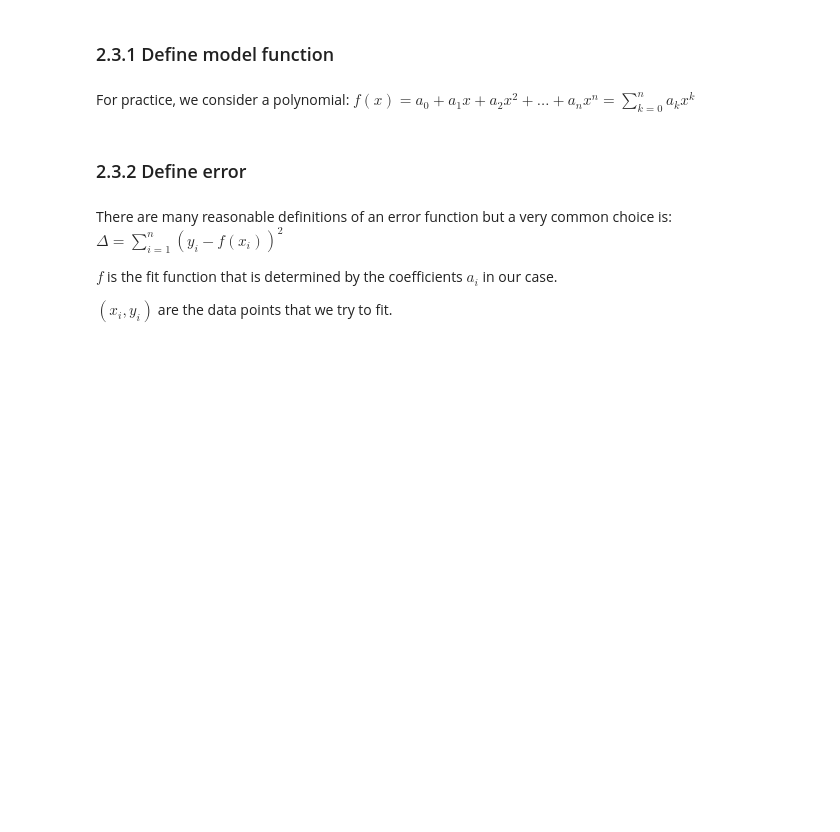
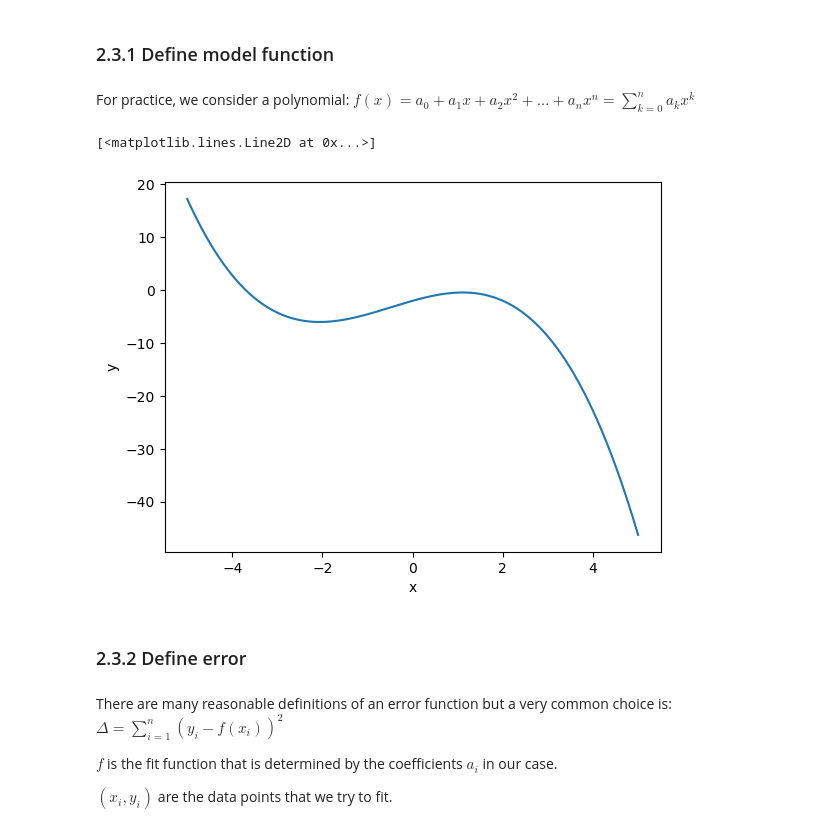
Before and after one commit to Alverd02/Computational-Physics, a Jupyter notebook: Series expansion, interpolation and data fitting/03_Interpolation_template.ipynb, the cells around one changed output. Drawn from its saved outputs; the diff is of its cells as text; code cells hidden in the pictures; blank space fills up the shorter version.

```diff
--- a/Series expansion, interpolation and data fitting/03_Interpolation_template.ipynb
+++ b/Series expansion, interpolation and data fitting/03_Interpolation_template.ipynb
@@ -411,6 +440,23 @@ Choose ideal parameters of a (physically motivated) model function such that err
 ### 2.3.1 Define model function
 # %% [markdown]
 For practice, we consider a polynomial: \\( f(x) = a_0 + a_1 x + a_2 x^2 + \dots + a_n x^n = \sum_{k=0}^n a_k x^k\\)
+# %%
+def polynomialModel(x,a):
+    t = 0
+    for i in range(len(a)):
+        t += a[i] * x**i
+    return t
+
+a = np.array([-2, 2.4, -0.5, -0.35])
+
+plt.xlabel("x")
+plt.ylabel("y")
+
+x_list = np.linspace(-5, 5, 201)
+plt.plot(x_list, polynomialModel(x_list, a))
+# %% [output]
+[<matplotlib.lines.Line2D at 0x...>]
+[figure, added]
 # %% [markdown]
 ### 2.3.2 Define error
 # %% [markdown]
```
Also changed, not shown: parts of 26 cells of this notebook.
